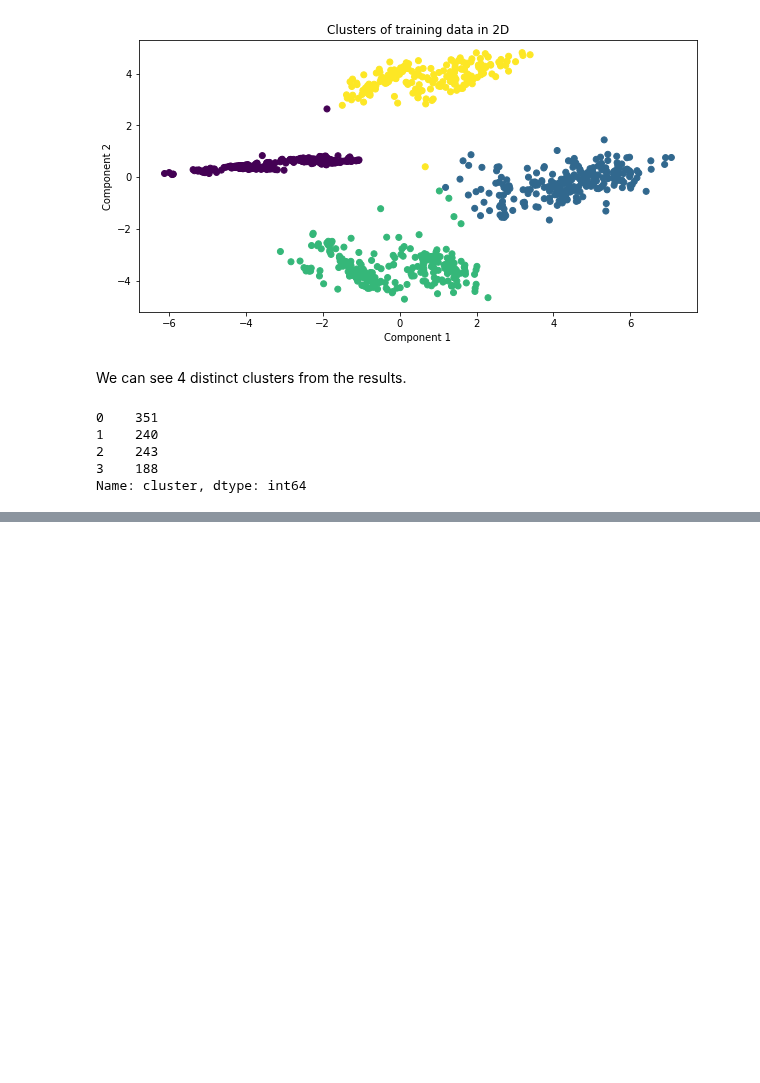
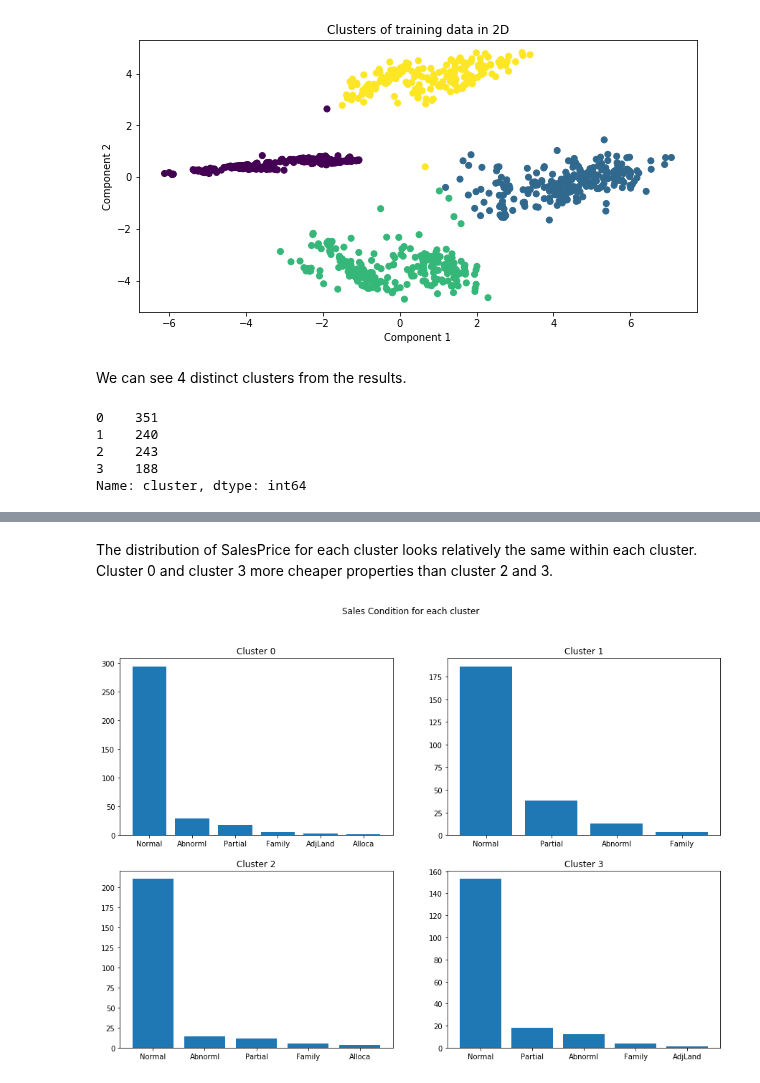
Before and after one commit to Ryan95Z/ml-house-prices, a Jupyter notebook: notebooks/1. ML House Prices - Creating a training dataset.ipynb, the cells around one changed output, grey strips where cells are left out. Saved outputs shown, nothing was run; the diff lists cells and outputs as text; code cells hidden in the pictures; blank space fills up the shorter version.

```diff
--- a/notebooks/1. ML House Prices - Creating a training dataset.ipynb
+++ b/notebooks/1. ML House Prices - Creating a training dataset.ipynb
@@ -498,0 +522,31 @@ X_train_clusters_df.groupby('cluster')
+# %% [markdown]
+The distribution of SalesPrice for each cluster looks relatively the same within each cluster. Cluster 0 and cluster 3 more cheaper properties than cluster 2 and 3.
+# %%
+fig, axs = plt.subplots(2, 2, figsize=(15, 10))
+fig.suptitle('Sales Condition for each cluster')
+
+# Set each plot title
+axs[0, 0].set_title('Cluster 0')
+axs[0, 1].set_title('Cluster 1')
+axs[1, 0].set_title('Cluster 2')
+axs[1, 1].set_title('Cluster 3')
+
+# Cluster 0
+sales_condition = cluster_dfs[0].SaleCondition.value_counts()
+axs[0, 0].bar(sales_condition.index, sales_condition.values)
+
+# Cluster 1
+sales_condition = cluster_dfs[1].SaleCondition.value_counts()
+axs[0, 1].bar(sales_condition.index, sales_condition.values)
+
+# Cluster 2
+sales_condition = cluster_dfs[2].SaleCondition.value_counts()
+axs[1, 0].bar(sales_condition.index, sales_condition.values)
+
+
+# Cluster 3
+sales_condition = cluster_dfs[3].SaleCondition.value_counts()
+axs[1, 1].bar(sales_condition.index, sales_condition.values)
+fig.show()
+# %% [output]
+[figure, added]
```
Also changed, not shown: parts of 23 cells of this notebook.
